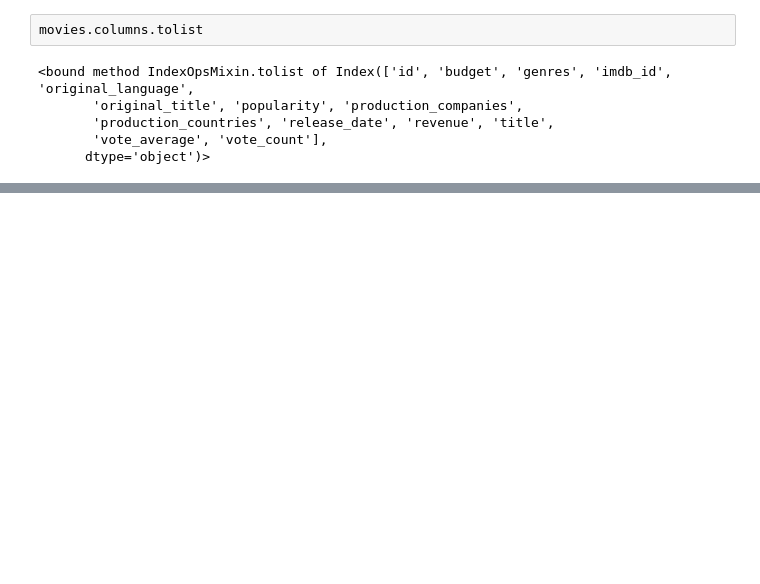
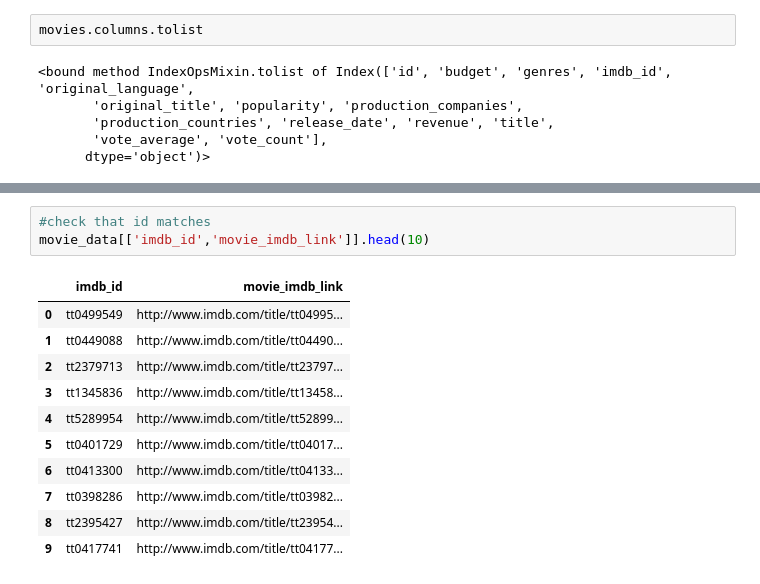
Before and after one commit to arianaroz/data-science-project-2019, a Jupyter notebook: project_working.ipynb, the cells around one changed output, grey strips where cells are left out. Drawn from its saved outputs; the diff is of its cells as text; blank space fills up the shorter version.

```diff
--- a/project_working.ipynb
+++ b/project_working.ipynb
@@ -144,0 +94,15 @@ df[['movie_title', 'title']]
+# %%
+#check that id matches
+movie_data[['imdb_id','movie_imdb_link']].head(10)
+# %% [output]
+|  | imdb_id | movie_imdb_link |
+| 0 | tt0499549 | http://www.imdb.com/title/tt04995... |
+| 1 | tt0449088 | http://www.imdb.com/title/tt04490... |
+| 2 | tt2379713 | http://www.imdb.com/title/tt23797... |
+| 3 | tt1345836 | http://www.imdb.com/title/tt13458... |
+| 4 | tt5289954 | http://www.imdb.com/title/tt52899... |
+| 5 | tt0401729 | http://www.imdb.com/title/tt04017... |
+| 6 | tt0413300 | http://www.imdb.com/title/tt04133... |
+| 7 | tt0398286 | http://www.imdb.com/title/tt03982... |
+| 8 | tt2395427 | http://www.imdb.com/title/tt23954... |
+| 9 | tt0417741 | http://www.imdb.com/title/tt04177... |
```
Also changed, not shown: parts of 26 cells of this notebook.
